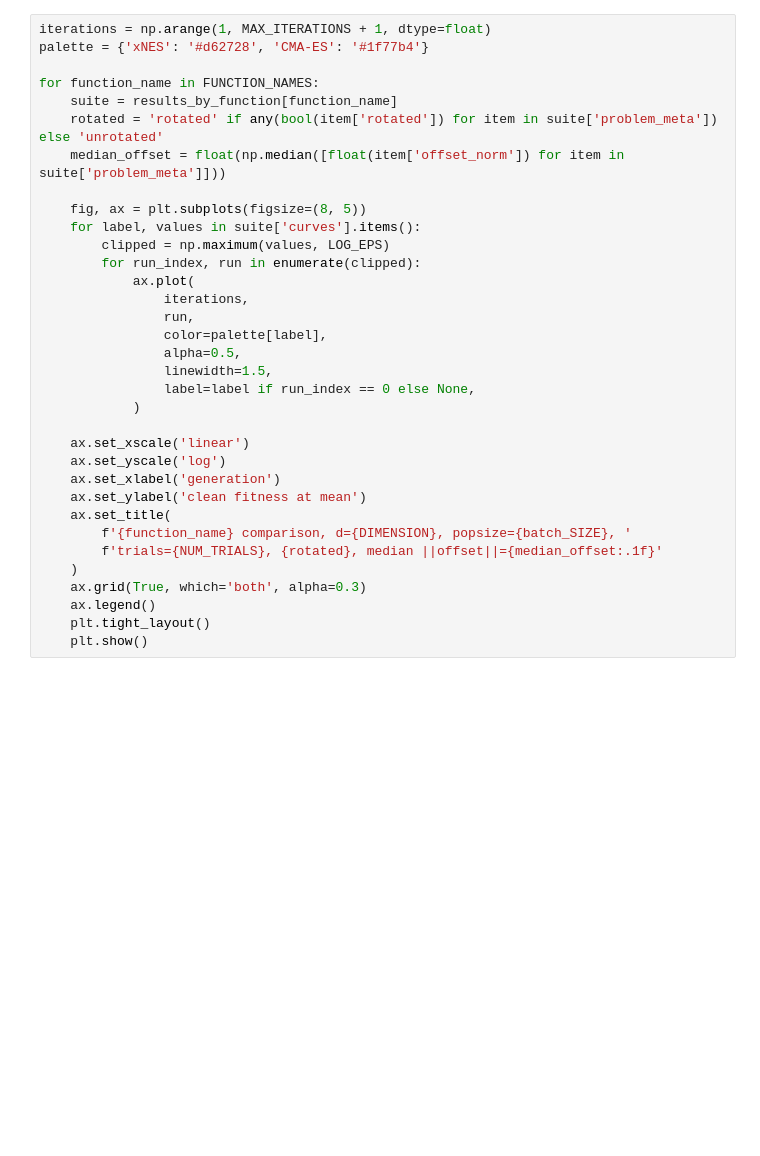
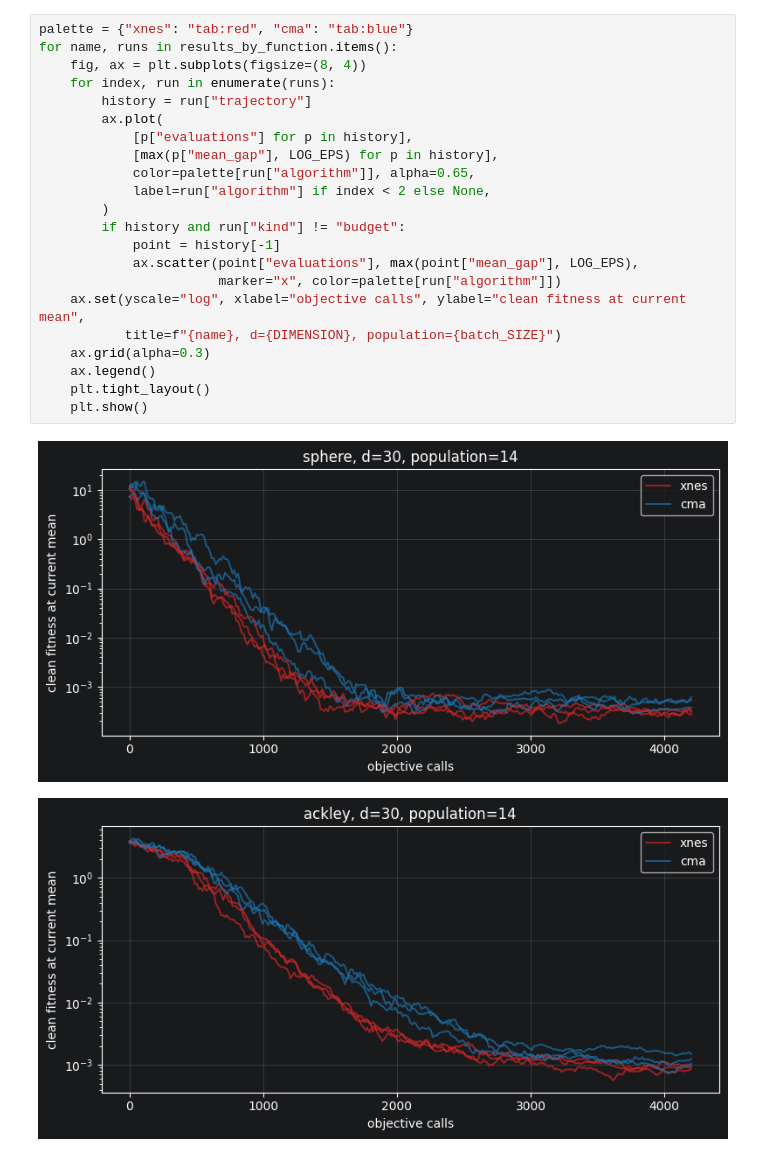
Before and after one commit to phantomsc2/leitwerk, a Jupyter notebook: notebooks/workbench.ipynb, the cells around one changed output. Cells and saved outputs as stored; diff of their text form; blank space fills up the shorter version.

```diff
--- a/notebooks/workbench.ipynb
+++ b/notebooks/workbench.ipynb
@@ -338,34 +131,25 @@ summary
 # %%
-iterations = np.arange(1, MAX_ITERATIONS + 1, dtype=float)
-palette = {'xNES': '#d62728', 'CMA-ES': '#1f77b4'}
-
-for function_name in FUNCTION_NAMES:
-    suite = results_by_function[function_name]
-    rotated = 'rotated' if any(bool(item['rotated']) for item in suite['problem_meta']) else 'unrotated'
-    median_offset = float(np.median([float(item['offset_norm']) for item in suite['problem_meta']]))
-
-    fig, ax = plt.subplots(figsize=(8, 5))
-    for label, values in suite['curves'].items():
-        clipped = np.maximum(values, LOG_EPS)
-        for run_index, run in enumerate(clipped):
-            ax.plot(
-                iterations,
-                run,
-                color=palette[label],
-                alpha=0.5,
-                linewidth=1.5,
-                label=label if run_index == 0 else None,
-            )
-
-    ax.set_xscale('linear')
-    ax.set_yscale('log')
-    ax.set_xlabel('generation')
-    ax.set_ylabel('clean fitness at mean')
-    ax.set_title(
-        f'{function_name} comparison, d={DIMENSION}, popsize={batch_SIZE}, '
-        f'trials={NUM_TRIALS}, {rotated}, median ||offset||={median_offset:.1f}'
-    )
-    ax.grid(True, which='both', alpha=0.3)
+palette = {"xnes": "tab:red", "cma": "tab:blue"}
+for name, runs in results_by_function.items():
+    fig, ax = plt.subplots(figsize=(8, 4))
+    for index, run in enumerate(runs):
+        history = run["trajectory"]
+        ax.plot(
+            [p["evaluations"] for p in history],
+            [max(p["mean_gap"], LOG_EPS) for p in history],
+            color=palette[run["algorithm"]], alpha=0.65,
+            label=run["algorithm"] if index < 2 else None,
+        )
+        if history and run["kind"] != "budget":
+            point = history[-1]
+            ax.scatter(point["evaluations"], max(point["mean_gap"], LOG_EPS),
+                       marker="x", color=palette[run["algorithm"]])
+    ax.set(yscale="log", xlabel="objective calls", ylabel="clean fitness at current mean",
+           title=f"{name}, d={DIMENSION}, population={batch_SIZE}")
+    ax.grid(alpha=0.3)
     ax.legend()
     plt.tight_layout()
     plt.show()
+# %% [output]
+[figure, added]
+[figure, added]
```
Also changed, not shown: parts of 8 cells of this notebook, 12 other files.
